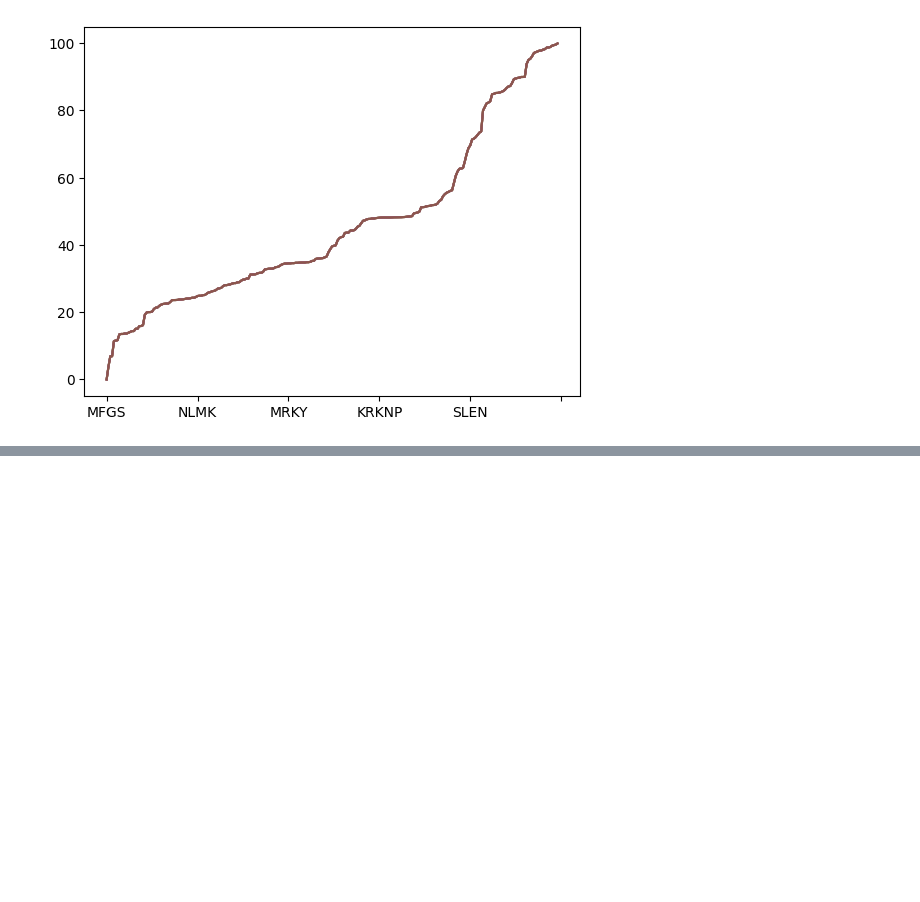
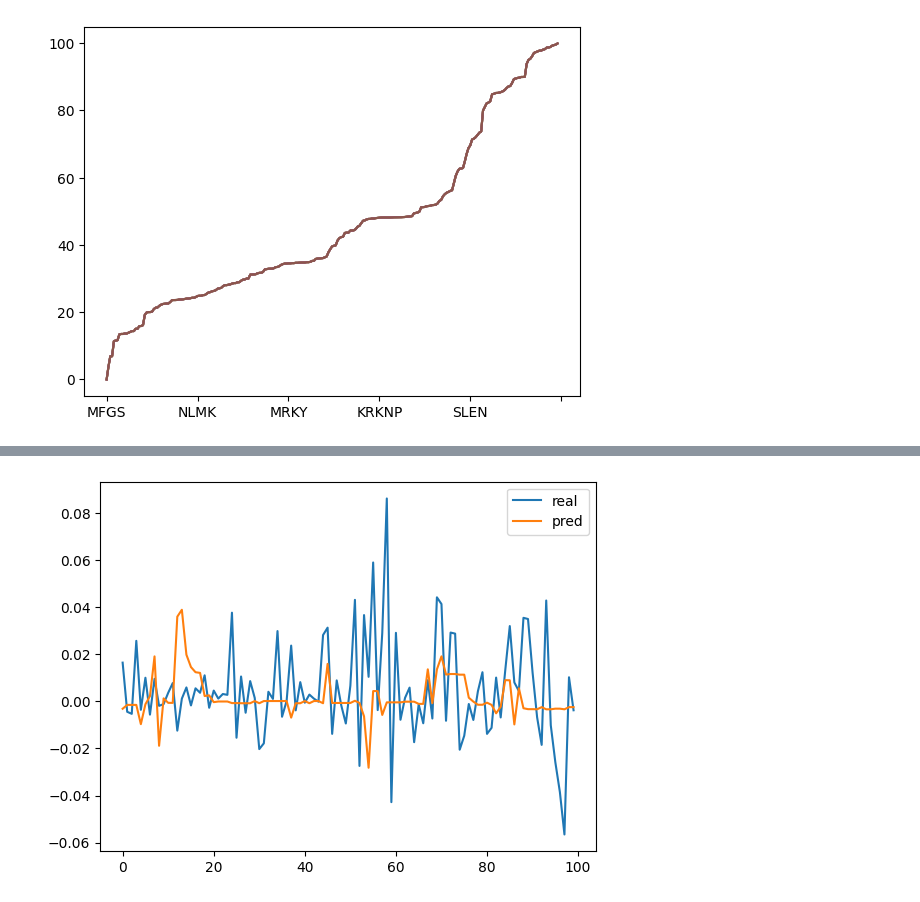
Before and after one commit to seri4ka/diploma, a Jupyter notebook: diploma.ipynb, the cells around one changed output, grey strips where cells are left out. Cells and saved outputs as stored; diff of their text form; code cells hidden in the pictures; blank space fills up the shorter version.

```diff
--- a/diploma.ipynb
+++ b/diploma.ipynb
@@ -372,0 +336,10 @@ training_data
+# %%
+model.eval()
+with torch.no_grad():
+  final_predictions = model(x_final).squeeze().cpu().numpy()
+
+res = pd.concat([pd.DataFrame(y_final.cpu().numpy(), columns=['real']), pd.DataFrame(final_predictions, columns=['pred'])], axis=1)
+res.plot()
+plt.show()
+# %% [output]
+[figure, added]
```
Also changed, not shown: parts of 40 cells of this notebook.
